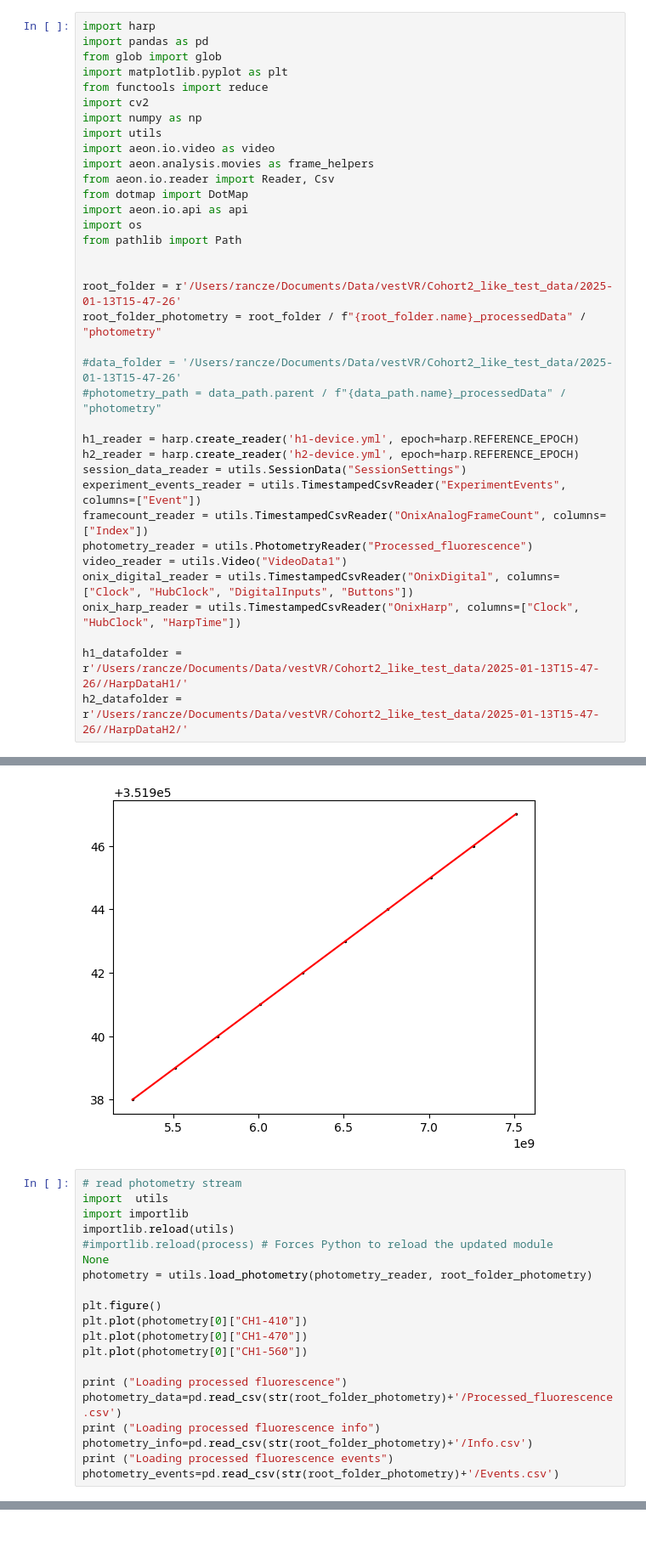
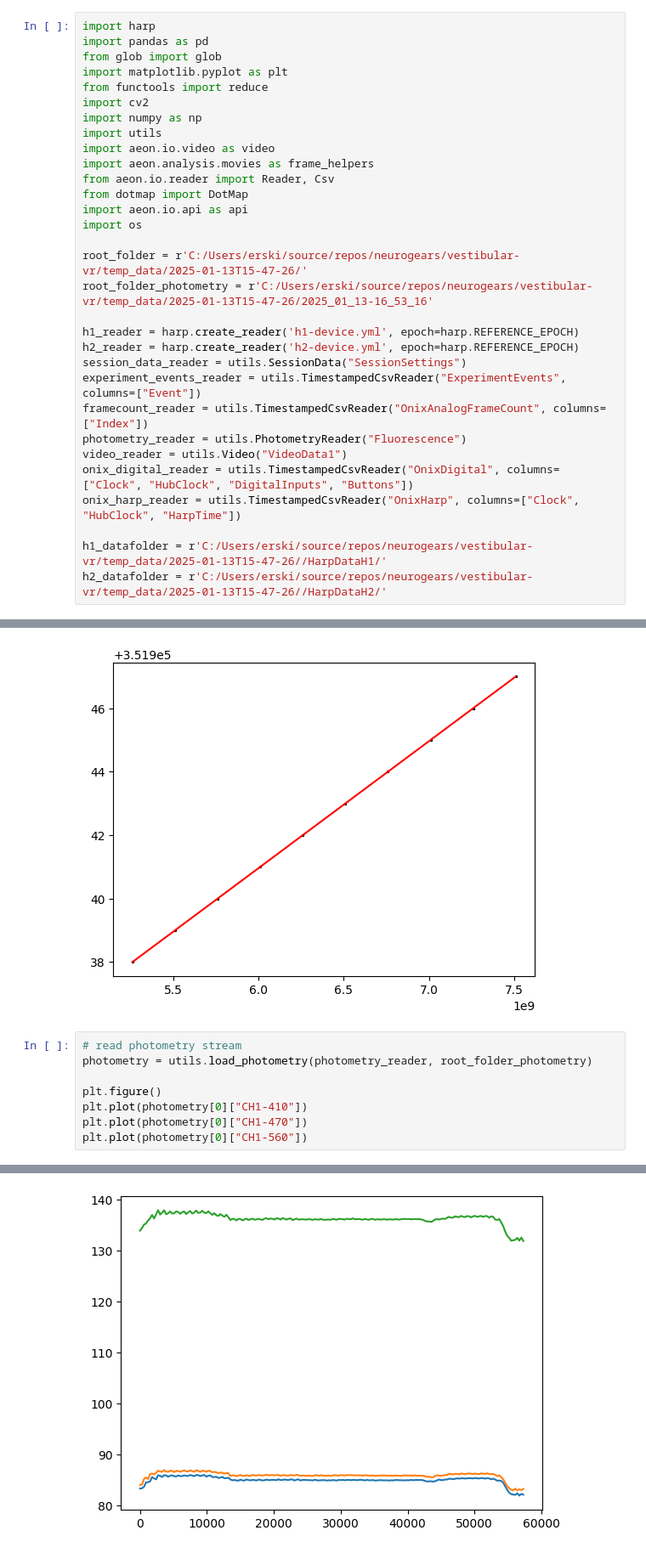
Before and after one commit to neurogears/vestibular-vr, a Jupyter notebook: analysis/photometry_sync_example.ipynb, the cells around one changed output, grey strips where cells are left out. Shown at 85% size. Cells and saved outputs as stored; diff of their text form.

```diff
--- a/analysis/photometry_sync_example2.ipynb
+++ b/analysis/photometry_sync_example.ipynb
@@ -71,27 +13,22 @@ from aeon.io.reader import Reader, Csv
 from dotmap import DotMap
 import aeon.io.api as api
 import os
-from pathlib import Path
 
-
-root_folder = r'/Users/rancze/Documents/Data/vestVR/Cohort2_like_test_data/2025-01-13T15-47-26'
-root_folder_photometry = root_folder / f"{root_folder.name}_processedData" / "photometry"
-
-#data_folder = '/Users/rancze/Documents/Data/vestVR/Cohort2_like_test_data/2025-01-13T15-47-26'
-#photometry_path = data_path.parent / f"{data_path.name}_processedData" / "photometry"
+root_folder = r'C:/Users/erski/source/repos/neurogears/vestibular-vr/temp_data/2025-01-13T15-47-26/'
+root_folder_photometry = r'C:/Users/erski/source/repos/neurogears/vestibular-vr/temp_data/2025-01-13T15-47-26/2025_01_13-16_53_16'
 
 h1_reader = harp.create_reader('h1-device.yml', epoch=harp.REFERENCE_EPOCH)
 h2_reader = harp.create_reader('h2-device.yml', epoch=harp.REFERENCE_EPOCH)
 session_data_reader = utils.SessionData("SessionSettings")
 experiment_events_reader = utils.TimestampedCsvReader("ExperimentEvents", columns=["Event"])
 framecount_reader = utils.TimestampedCsvReader("OnixAnalogFrameCount", columns=["Index"])
-photometry_reader = utils.PhotometryReader("Processed_fluorescence")
+photometry_reader = utils.PhotometryReader("Fluorescence")
 video_reader = utils.Video("VideoData1")
 onix_digital_reader = utils.TimestampedCsvReader("OnixDigital", columns=["Clock", "HubClock", "DigitalInputs", "Buttons"])
 onix_harp_reader = utils.TimestampedCsvReader("OnixHarp", columns=["Clock", "HubClock", "HarpTime"])
 
-h1_datafolder = r'/Users/rancze/Documents/Data/vestVR/Cohort2_like_test_data/2025-01-13T15-47-26//HarpDataH1/'
-h2_datafolder = r'/Users/rancze/Documents/Data/vestVR/Cohort2_like_test_data/2025-01-13T15-47-26//HarpDataH2/'
+h1_datafolder = r'C:/Users/erski/source/repos/neurogears/vestibular-vr/temp_data/2025-01-13T15-47-26//HarpDataH1/'
+h2_datafolder = r'C:/Users/erski/source/repos/neurogears/vestibular-vr/temp_data/2025-01-13T15-47-26//HarpDataH2/'
 # %%
 # read experiment metadata
 session_settings = utils.load(session_data_reader, root_folder)
@@ -162,22 +99,10 @@ plt.plot(clock[window], onix_to_harp_seconds(clock[window]), c='r')
 [figure]
 # %%
 # read photometry stream
-import  utils
-import importlib
-importlib.reload(utils)
-#importlib.reload(process) # Forces Python to reload the updated module
-None
 photometry = utils.load_photometry(photometry_reader, root_folder_photometry)
 
 plt.figure()
 plt.plot(photometry[0]["CH1-410"])
 plt.plot(photometry[0]["CH1-470"])
 plt.plot(photometry[0]["CH1-560"])
-
-print ("Loading processed fluorescence")
-photometry_data=pd.read_csv(str(root_folder_photometry)+'/Processed_fluorescence.csv')
-print ("Loading processed fluorescence info")
-photometry_info=pd.read_csv(str(root_folder_photometry)+'/Info.csv')
-print ("Loading processed fluorescence events")
-photometry_events=pd.read_csv(str(root_folder_photometry)+'/Events.csv')
 # %% [output]
@@ -186,0 +110 @@ Loading processed fluorescence events
+[figure, added]
```
Also changed, not shown: parts of 4 cells of this notebook, 2 other files.
